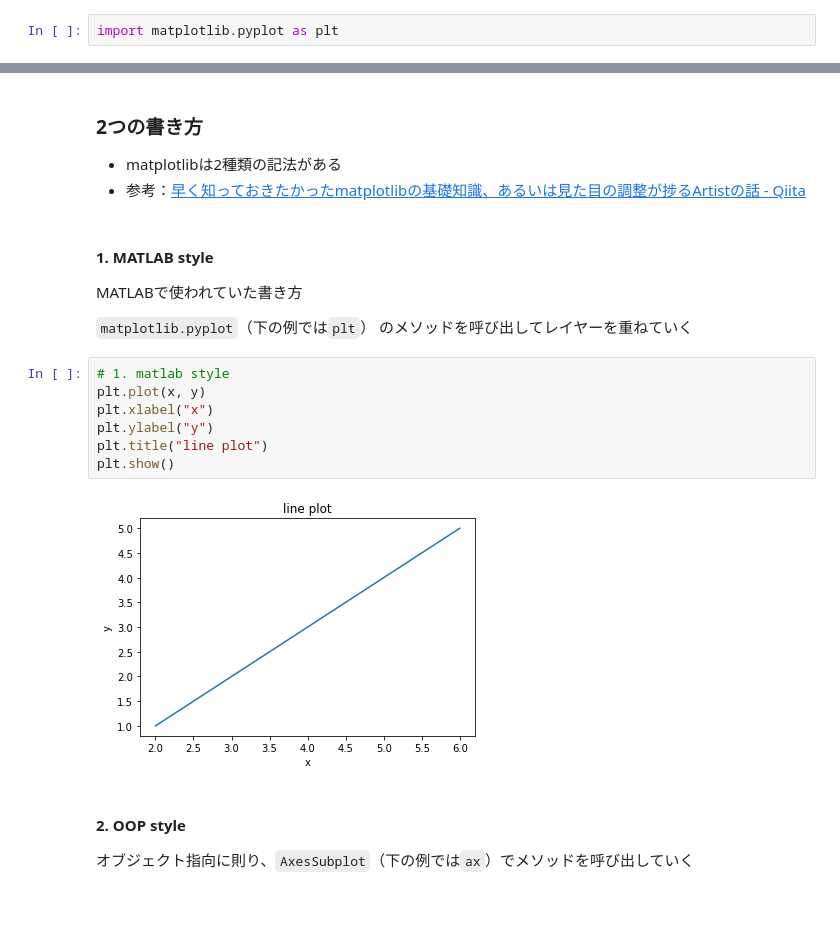
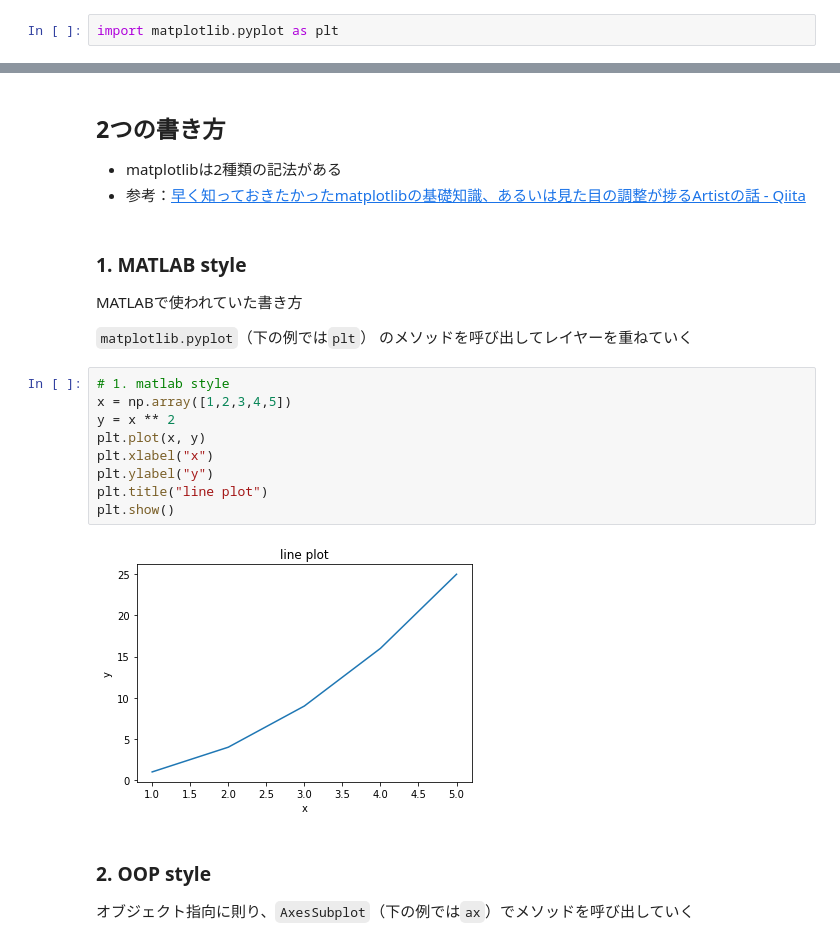
Before and after one commit to nigimitama/python-for-datascience, a Jupyter notebook: matplotlib.ipynb, the cells around one changed output, grey strips where cells are left out. Cells and saved outputs as stored; diff of their text form; blank space fills up the shorter version.

```diff
--- a/matplotlib.ipynb
+++ b/matplotlib.ipynb
@@ -10,25 +82,27 @@ x = [2,3,4,5,6]
 # %% [markdown]
-### 2つの書き方
+## 2つの書き方
 
 - matplotlibは2種類の記法がある
 - 参考：[早く知っておきたかったmatplotlibの基礎知識、あるいは見た目の調整が捗るArtistの話 - Qiita](https://qiita.com/skotaro/items/08dc0b8c5704c94eafb9)
 # %% [markdown]
-#### 1. MATLAB style
+### 1. MATLAB style
 
 MATLABで使われていた書き方
 
 `matplotlib.pyplot`（下の例では`plt`） のメソッドを呼び出してレイヤーを重ねていく
 # %%
 # 1. matlab style
+x = np.array([1,2,3,4,5])
+y = x ** 2
 plt.plot(x, y)
 plt.xlabel("x")
 plt.ylabel("y")
 plt.title("line plot")
 plt.show()
 # %% [output]
-[figure, old version]
+[figure, new version]
 # %% [markdown]
-#### 2. OOP style
+### 2. OOP style
 
 オブジェクト指向に則り、`AxesSubplot`（下の例では`ax`）でメソッドを呼び出していく
 # %%
```
Also changed, not shown: parts of 20 cells of this notebook.
